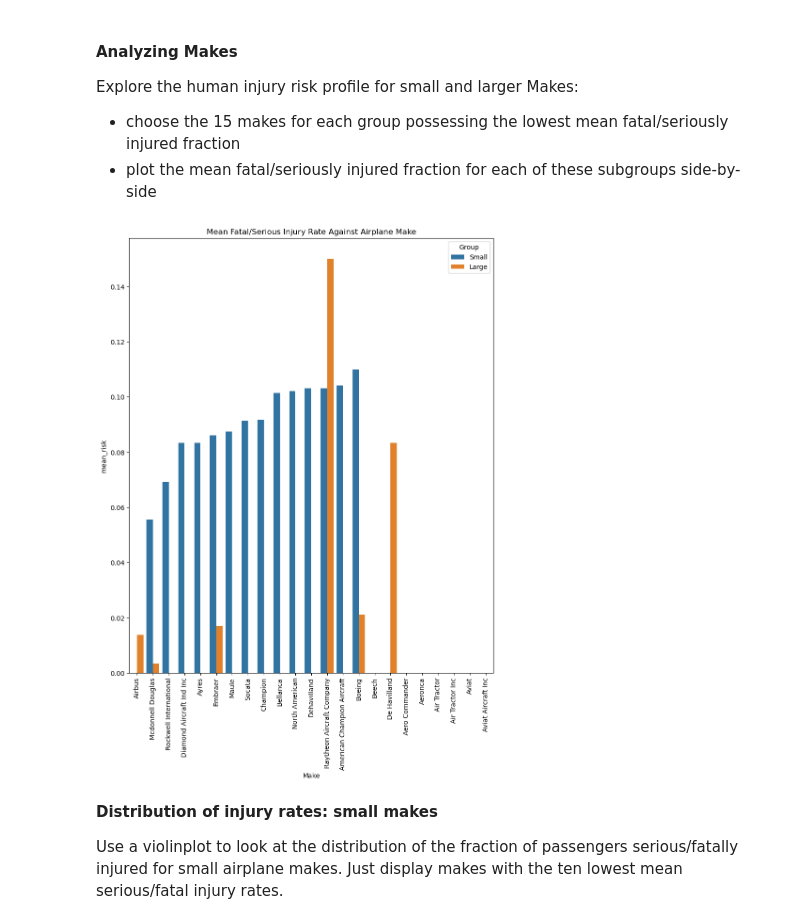
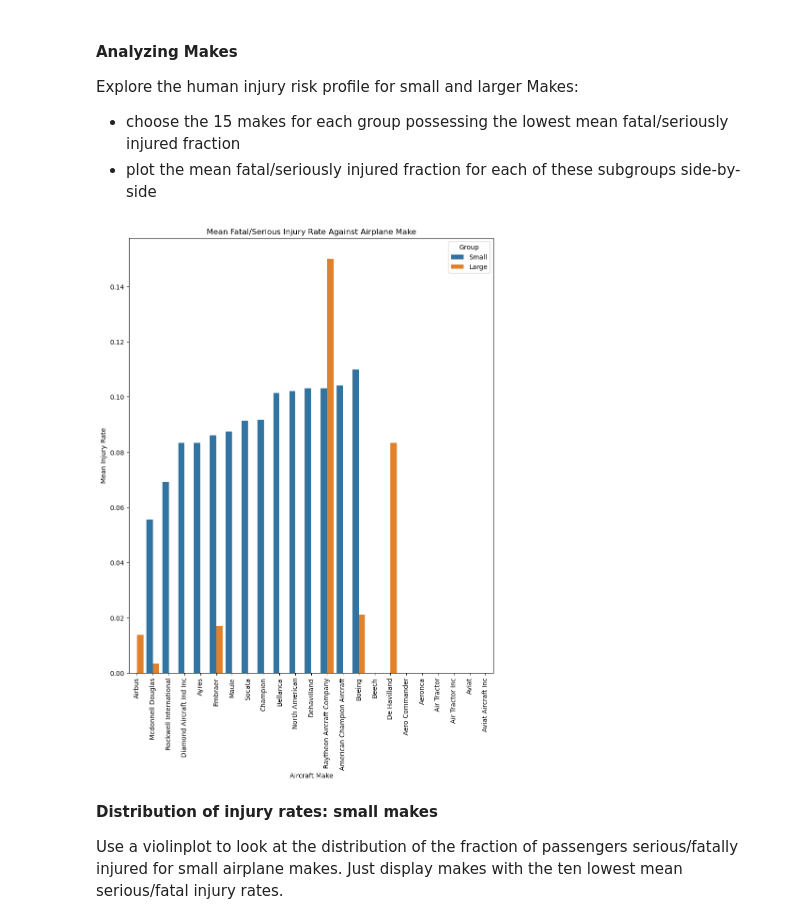
Before and after one commit to amursal-lab/dsc-summative-lab, a Jupyter notebook: Aviation_Accidents_Data_Analysis.ipynb, the cells around one changed output. Cells and saved outputs as stored; diff of their text form; code cells hidden in the pictures.

Commit message:
Create a violin plot to look at the distribution of serious/fatal injuries for small aircraft makes. Update plot x and y labels, and titles

```diff
--- a/Aviation_Accidents_Data_Analysis.ipynb
+++ b/Aviation_Accidents_Data_Analysis.ipynb
@@ -40,33 +40,35 @@ Explore the human injury risk profile for small and larger Makes:
 # %%
 # exploring human injury risk per make in large and small aircraft
 small_makes = df[df["Aircraft.Size"] == "Small"].groupby("Make").agg(
     mean_risk = ("Serious.Injury.Rate", "mean"),
     count = ("Make", "count"))
 large_makes = df[df["Aircraft.Size"] == "Large"].groupby("Make").agg(
     mean_risk = ("Serious.Injury.Rate", "mean"),
     count = ("Make", "count"))
 
 # choosing the 15 makes for each group with lowest fatal/serious injury
 small_makes_15 = small_makes.sort_values("mean_risk").head(15)
 large_makes_15 = large_makes.sort_values("mean_risk").head(15)
 
 # Plot them side by side
 small_makes_15["Group"] = "Small"
 large_makes_15["Group"] = "Large"
 small_makes_15 = small_makes_15.reset_index()
 large_makes_15 = large_makes_15.reset_index()
 
 plot_1 = pd.concat([small_makes_15, large_makes_15])
 plt.figure(figsize =(10,12))
 
 sns.barplot(data=pd.concat([small_makes_15.assign(Group="Small"),
                 large_makes_15.assign(Group = "Large")
                 ], ignore_index=True), x="Make", y="mean_risk", hue="Group")
 plt.xticks(rotation=90)
 plt.title("Mean Fatal/Serious Injury Rate Against Airplane Make")
+plt.ylabel("Mean Injury Rate")
+plt.xlabel("Aircraft Make")
 plt.show()
 # %% [output]
-[figure, old version]
+[figure, new version]
 # %% [markdown]
 **Distribution of injury rates: small makes**
 
```
Also changed, not shown: parts of 1 cell of this notebook.
